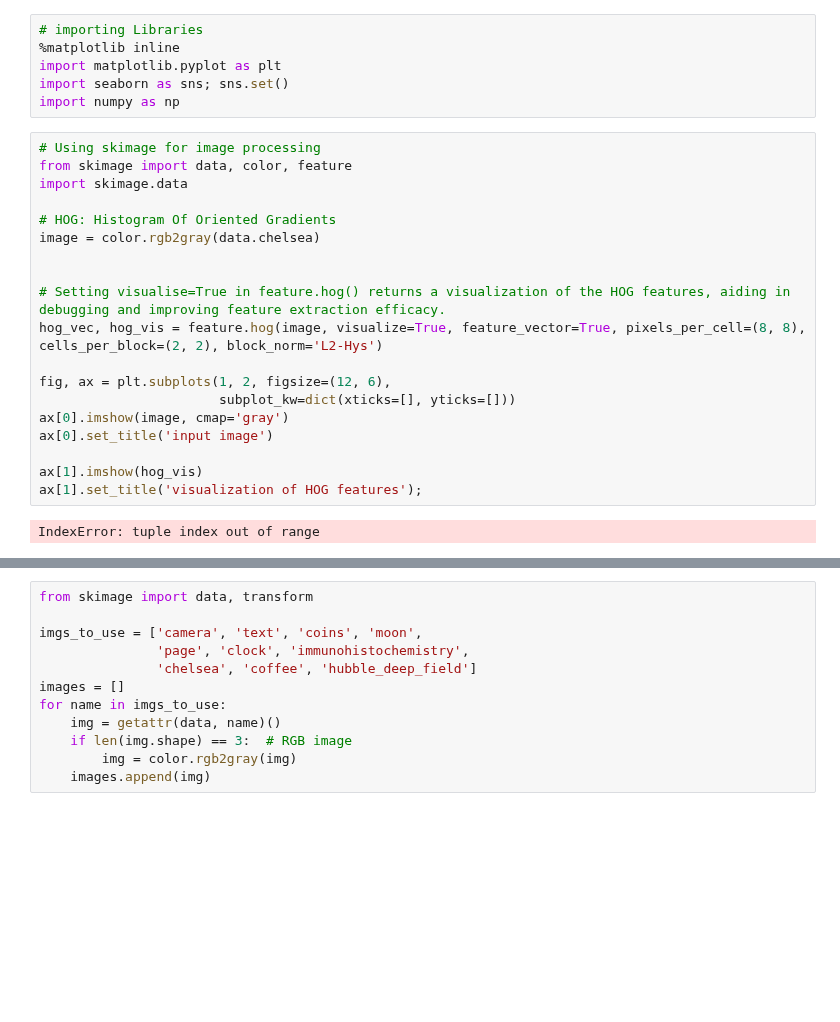
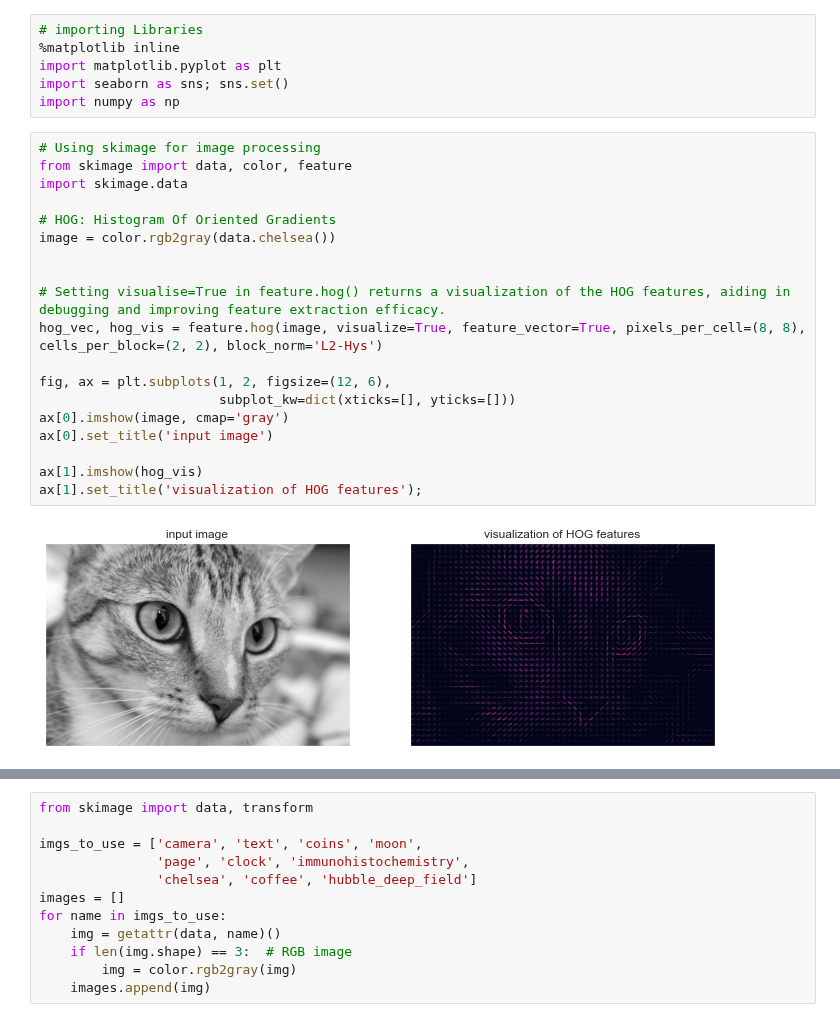
Before and after one commit to sanamsabooni/FaceDetection, a Jupyter notebook: FaceDetection.ipynb, the cells around one changed output, grey strips where cells are left out. Cells and saved outputs as stored; diff of their text form; blank space fills up the shorter version.

Commit message:
image trouble shoot

```diff
--- a/FaceDetection.ipynb
+++ b/FaceDetection.ipynb
@@ -7,24 +7,24 @@ import numpy as np
 # %%
 # Using skimage for image processing
 from skimage import data, color, feature
 import skimage.data
 
 # HOG: Histogram Of Oriented Gradients
-image = color.rgb2gray(data.chelsea)
+image = color.rgb2gray(data.chelsea())
 
 
 # Setting visualise=True in feature.hog() returns a visualization of the HOG features, aiding in debugging and improving feature extraction efficacy.
 hog_vec, hog_vis = feature.hog(image, visualize=True, feature_vector=True, pixels_per_cell=(8, 8), cells_per_block=(2, 2), block_norm='L2-Hys')
 
 fig, ax = plt.subplots(1, 2, figsize=(12, 6),
                        subplot_kw=dict(xticks=[], yticks=[]))
 ax[0].imshow(image, cmap='gray')
 ax[0].set_title('input image')
 
 ax[1].imshow(hog_vis)
 ax[1].set_title('visualization of HOG features');
 # %% [output]
-IndexError: tuple index out of range
+[figure, added]
 # %%
 from sklearn.datasets import fetch_lfw_people
 faces = fetch_lfw_people()
```
Also changed, not shown: parts of 1 cell of this notebook.
